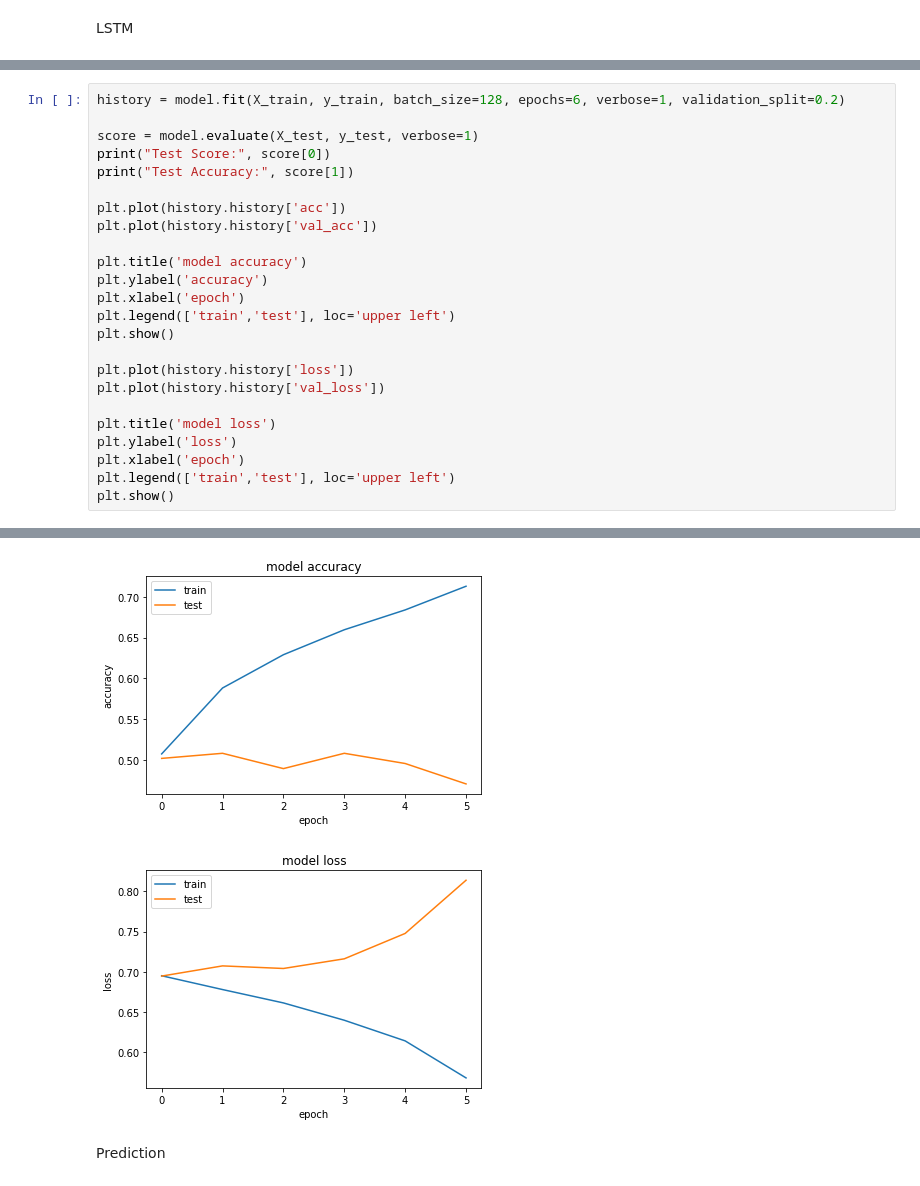
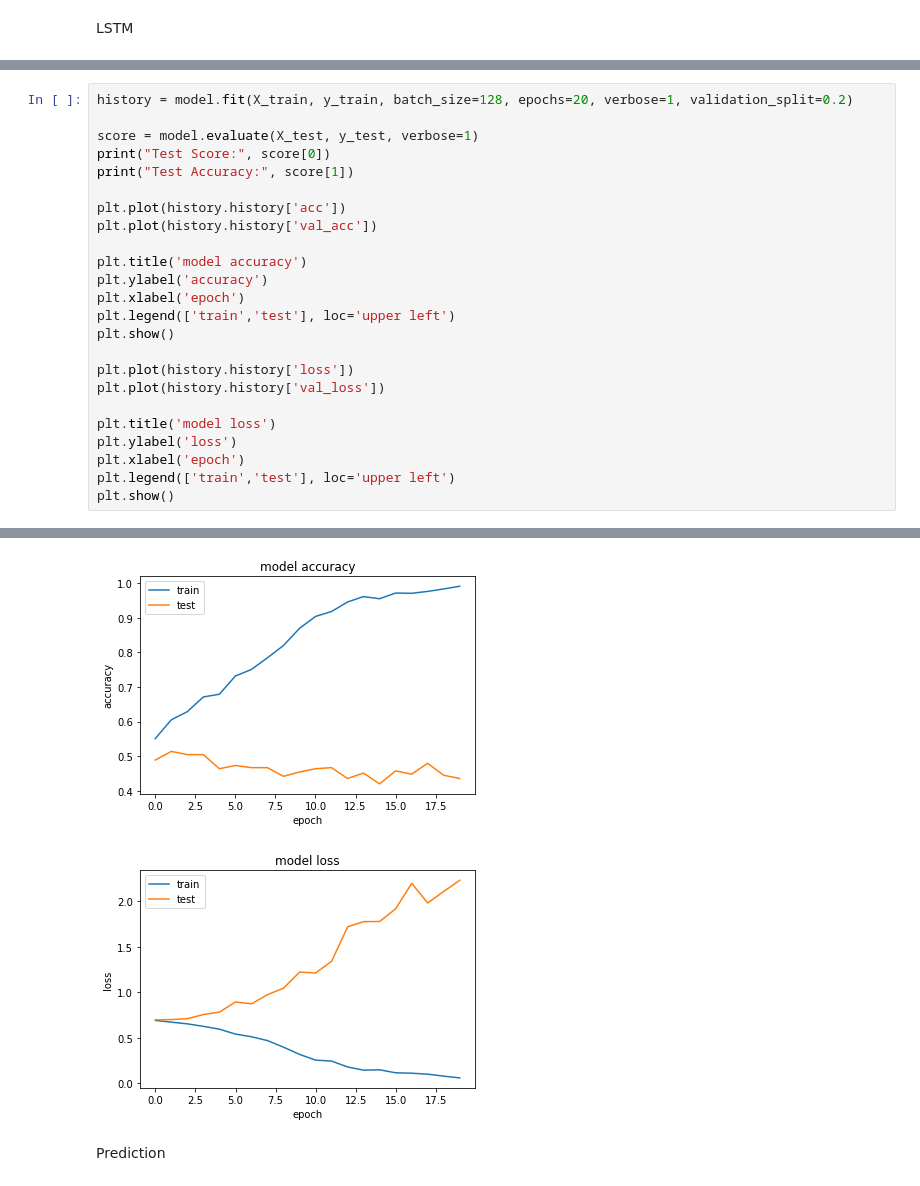
Before and after one commit to nessessence/stockPricePrediction, a Jupyter notebook: tmp/stocknews_datainsight.ipynb, the cells around one changed output, grey strips where cells are left out. Saved outputs shown, nothing was run; the diff lists cells and outputs as text.

```diff
--- a/tmp/stocknews_datainsight.ipynb
+++ b/tmp/stocknews_datainsight.ipynb
@@ -284,7 +298,7 @@ Non-trainable params: 1,997,700
 _________________________________________________________________
 None
 # %%
-history = model.fit(X_train, y_train, batch_size=128, epochs=6, verbose=1, validation_split=0.2)
+history = model.fit(X_train, y_train, batch_size=128, epochs=20, verbose=1, validation_split=0.2)
 
 score = model.evaluate(X_test, y_test, verbose=1)
 print("Test Score:", score[0])
@@ -327,5 +342,5 @@ Test Accuracy: 0.49748743
-[figure, old version]
+[figure, new version]
-[figure, old version]
+[figure, new version]
 # %% [markdown]
 Prediction
 # %%
```
Also changed, not shown: parts of 5 cells of this notebook, 3 other files.
